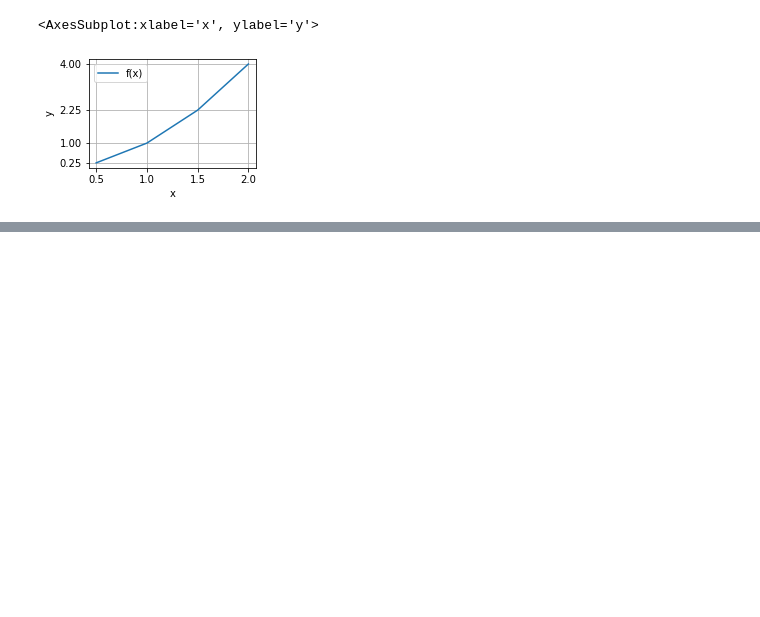
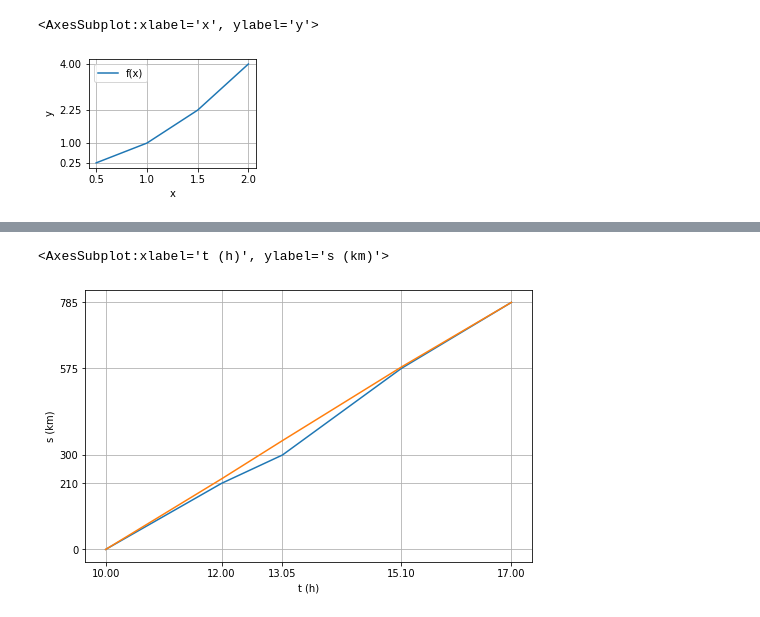
Before and after one commit to dennyb87/phoenomena, a Jupyter notebook: 3_forze_e_moto/esercizi/notebook.ipynb, the cells around one changed output, grey strips where cells are left out. Saved outputs shown, nothing was run; the diff lists cells and outputs as text; code cells hidden in the pictures; blank space fills up the shorter version.

```diff
--- a/3_forze_e_moto/esercizi/notebook.ipynb
+++ b/3_forze_e_moto/esercizi/notebook.ipynb
@@ -212,0 +212,9 @@ df.plot.line(grid=True, xticks=subdf.index, yticks=subdf.s, xlabel="t (s)", ylab
+# %%
+hours = [10, 12, 13.05, 15.1, 17]
+distance = [0, 210, 300, 575, 785]
+
+df = pd.DataFrame({"y": distance, "t": [0, 224.23, 345.77, 579.39, 785]}, index=hours)
+df.plot.line(grid=True, xticks=df.index, yticks=df.y, xlabel="t (h)", ylabel="s (km)", figsize=[8, 5], legend=False)
+# %% [output]
+<AxesSubplot:xlabel='t (h)', ylabel='s (km)'>
+[figure, added]
```
Also changed, not shown: parts of 2 cells of this notebook, 1 other file.
